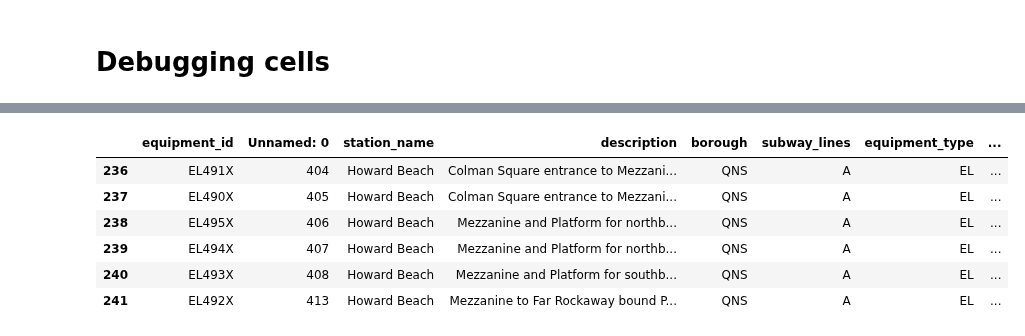
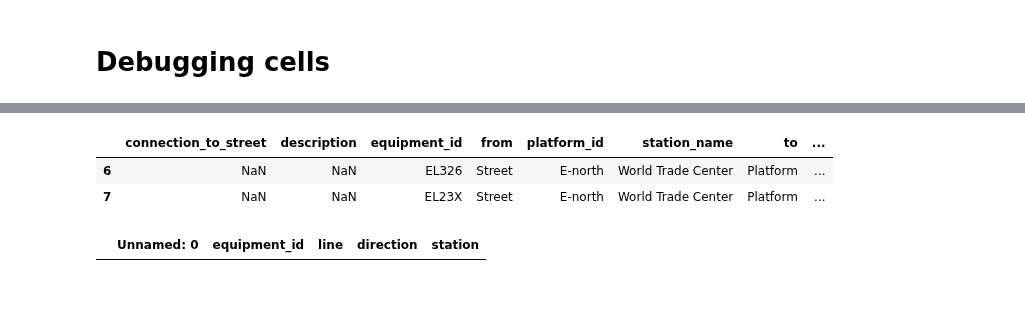
Before and after one commit to tsdataclinic/mta, a Jupyter notebook: notebooks/network/station-graph-maker.ipynb, the cells around one changed output, grey strips where cells are left out. Cells and saved outputs as stored; diff of their text form; code cells hidden in the pictures; blank space fills up the shorter version.

```diff
--- a/notebooks/network/station-graph-maker.ipynb
+++ b/notebooks/network/station-graph-maker.ipynb
@@ -10,6 +8,9 @@ import matplotlib.pyplot as plt
 DATA_DIR = '/content/jupyter/mta-accessibility/'
 # %%
 elevators = pd.read_csv(DATA_DIR+'data/interim/crosswalks/EE_master_list.csv')
-elevators = elevators[ (elevators.equipment_type == 'EL') ] # & (elevators.ada_compliant == 'Y')
+# discard escalators
+elevators = elevators[ (elevators.equipment_type == 'EL') & (elevators.is_active == 'Y') ] # & (elevators.ada_compliant == 'Y')
+# discard columns we don't need
+elevators = elevators[["station_name", "equipment_id", "description", "connection_to_street"]]
 elevators.head(25)
 # %% [output]
@@ -33,5 +33,0 @@ elevators.head(25)
-# %%
-# correct some of the data
-elevators.loc[elevators.station_name == 'Howard Beach']['description'].replace(r'^(Mezzanine) and (Platform .*)$', r'\1 to \2', inplace=True)
-elevators.loc[elevators.station_name == 'Howard Beach']['description'].replace(r'^(.*) Far Rockaway bound (.*)$', r'\1 southbound \2', inplace=True)
-elevators[elevators.station_name == 'Howard Beach']
@@ -137,0 +112,10 @@ elevators.head()
+# %%
+# Merge in the override data
+override_elevators = pd.read_csv(DATA_DIR+'data/raw/elevator-override.csv')
+
+# discard any old data for elevators described in the override file
+elevators = elevators[~elevators.equipment_id.isin(override_elevators.equipment_id.unique())]
+# now append the overrides
+elevators = elevators.append(override_elevators, sort=True)
+
+override_elevators.head()
@@ -276,10 +252,10 @@ raw_elevators[raw_elevators['station_name'] == 'Howard Beach']
 # %%
-elevators[elevators['station_name'] == 'Howard Beach']
+elevators[elevators['station_name'] == 'World Trade Center']
 # %% [output]
-|  | equipment_id | Unnamed: 0 | station_name | description | borough | subway_lines | equipment_type | ... |
-| 236 | EL491X | 404 | Howard Beach | Colman Square entrance to Mezzani... | QNS | A | EL | ... |
-| 237 | EL490X | 405 | Howard Beach | Colman Square entrance to Mezzani... | QNS | A | EL | ... |
-| 238 | EL495X | 406 | Howard Beach | Mezzanine and Platform for northb... | QNS | A | EL | ... |
-| 239 | EL494X | 407 | Howard Beach | Mezzanine and Platform for northb... | QNS | A | EL | ... |
-| 240 | EL493X | 408 | Howard Beach | Mezzanine and Platform for southb... | QNS | A | EL | ... |
-| 241 | EL492X | 413 | Howard Beach | Mezzanine to Far Rockaway bound P... | QNS | A | EL | ... |
+|  | connection_to_street | description | equipment_id | from | platform_id | station_name | to | ... |
+| 6 | NaN | NaN | EL326 | Street | E-north | World Trade Center | Platform | ... |
+| 7 | NaN | NaN | EL23X | Street | E-north | World Trade Center | Platform | ... |
+# %%
+mapped_elevators[mapped_elevators.station == 'WorldTrade Center']
+# %% [output]
+|  | Unnamed: 0 | equipment_id | line | direction | station |
```
Also changed, not shown: parts of 13 cells of this notebook, 2 other files.
